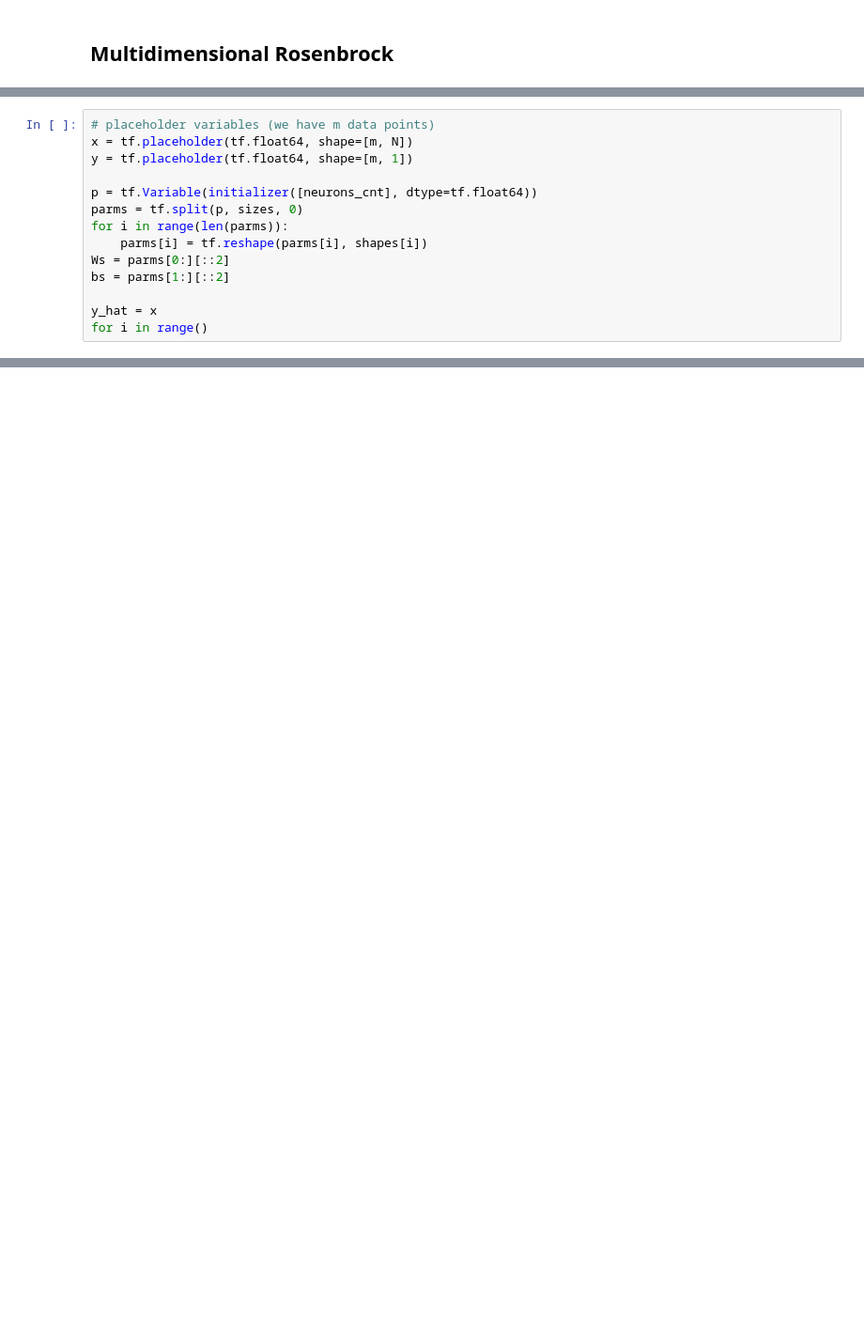
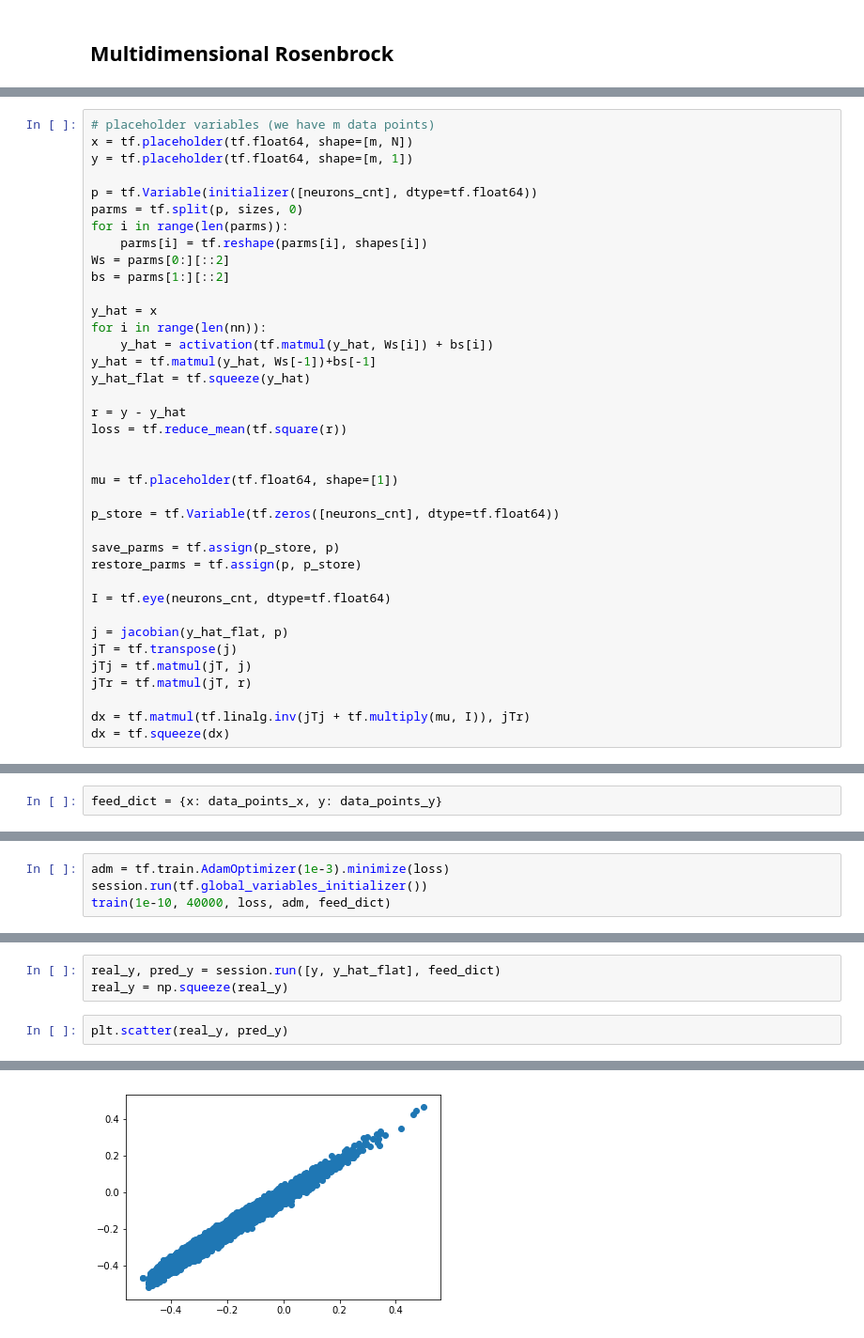
Before and after one commit to empathy87/nn-samples, a Jupyter notebook: tf/[Tutorial] Levenberg-Marquardt.ipynb, the cells around one changed output, grey strips where cells are left out. Shown at 94% size. Cells and saved outputs as stored; diff of their text form; blank space fills up the shorter version.

```diff
--- a/tf/[Tutorial] Levenberg-Marquardt.ipynb
+++ b/tf/[Tutorial] Levenberg-Marquardt.ipynb
@@ -382,4 +395,28 @@ Ws = parms[0:][::2]
 bs = parms[1:][::2]
 
 y_hat = x
-for i in range()
+for i in range(len(nn)):
+    y_hat = activation(tf.matmul(y_hat, Ws[i]) + bs[i])
+y_hat = tf.matmul(y_hat, Ws[-1])+bs[-1]
+y_hat_flat = tf.squeeze(y_hat)
+
+r = y - y_hat
+loss = tf.reduce_mean(tf.square(r))
+
+
+mu = tf.placeholder(tf.float64, shape=[1])
+
+p_store = tf.Variable(tf.zeros([neurons_cnt], dtype=tf.float64))
+
+save_parms = tf.assign(p_store, p)
+restore_parms = tf.assign(p, p_store)
+
+I = tf.eye(neurons_cnt, dtype=tf.float64)
+
+j = jacobian(y_hat_flat, p)
+jT = tf.transpose(j)
+jTj = tf.matmul(jT, j)
+jTr = tf.matmul(jT, r)
+
+dx = tf.matmul(tf.linalg.inv(jTj + tf.multiply(mu, I)), jTr)
+dx = tf.squeeze(dx)
@@ -401,0 +423,2 @@ parms
+# %%
+feed_dict = {x: data_points_x, y: data_points_y}
@@ -401,0 +427,4 @@ parms
+# %%
+adm = tf.train.AdamOptimizer(1e-3).minimize(loss)
+session.run(tf.global_variables_initializer())
+train(1e-10, 40000, loss, adm, feed_dict)
@@ -401,0 +449,6 @@ parms
+# %%
+real_y, pred_y = session.run([y, y_hat_flat], feed_dict)
+real_y = np.squeeze(real_y)
+# %%
+plt.scatter(real_y, pred_y)
+# %% [output]
@@ -401,0 +456 @@ parms
+[figure, added]
```
Also changed, not shown: parts of 15 cells of this notebook.
